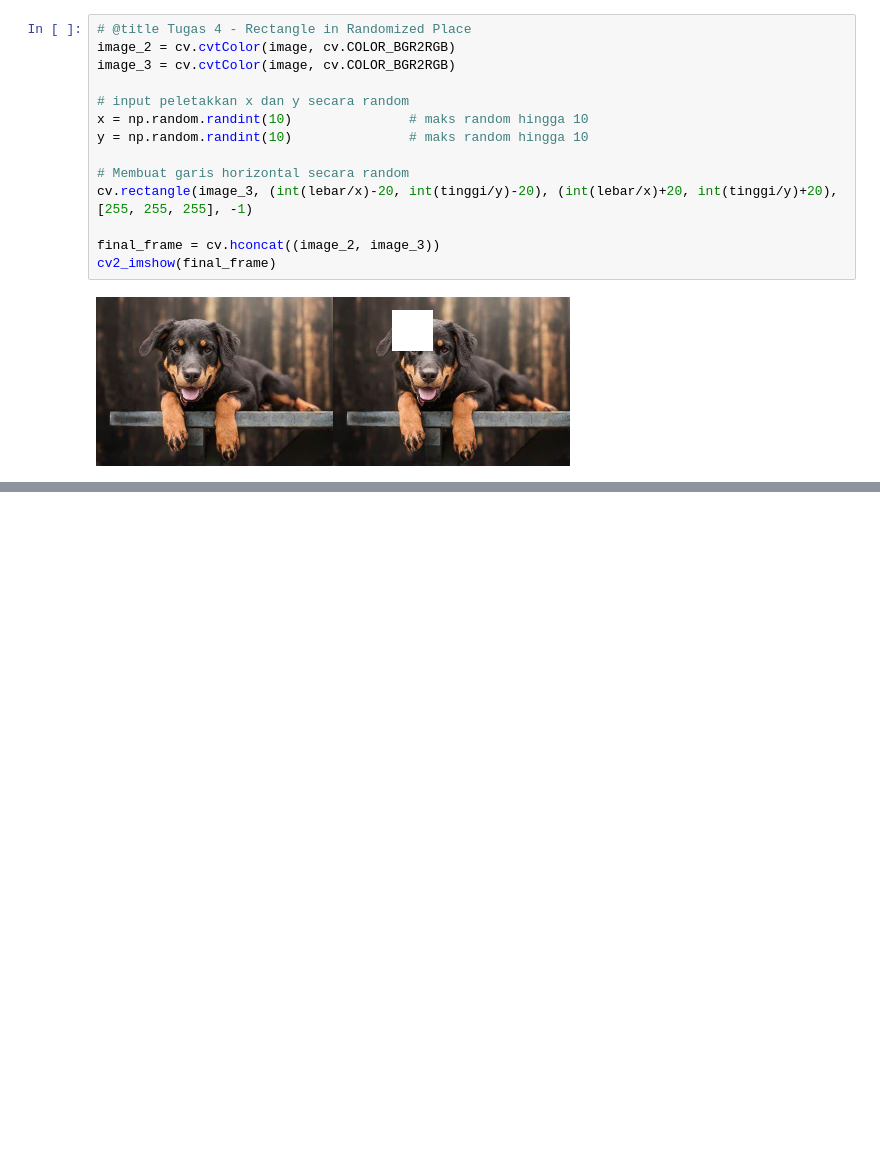
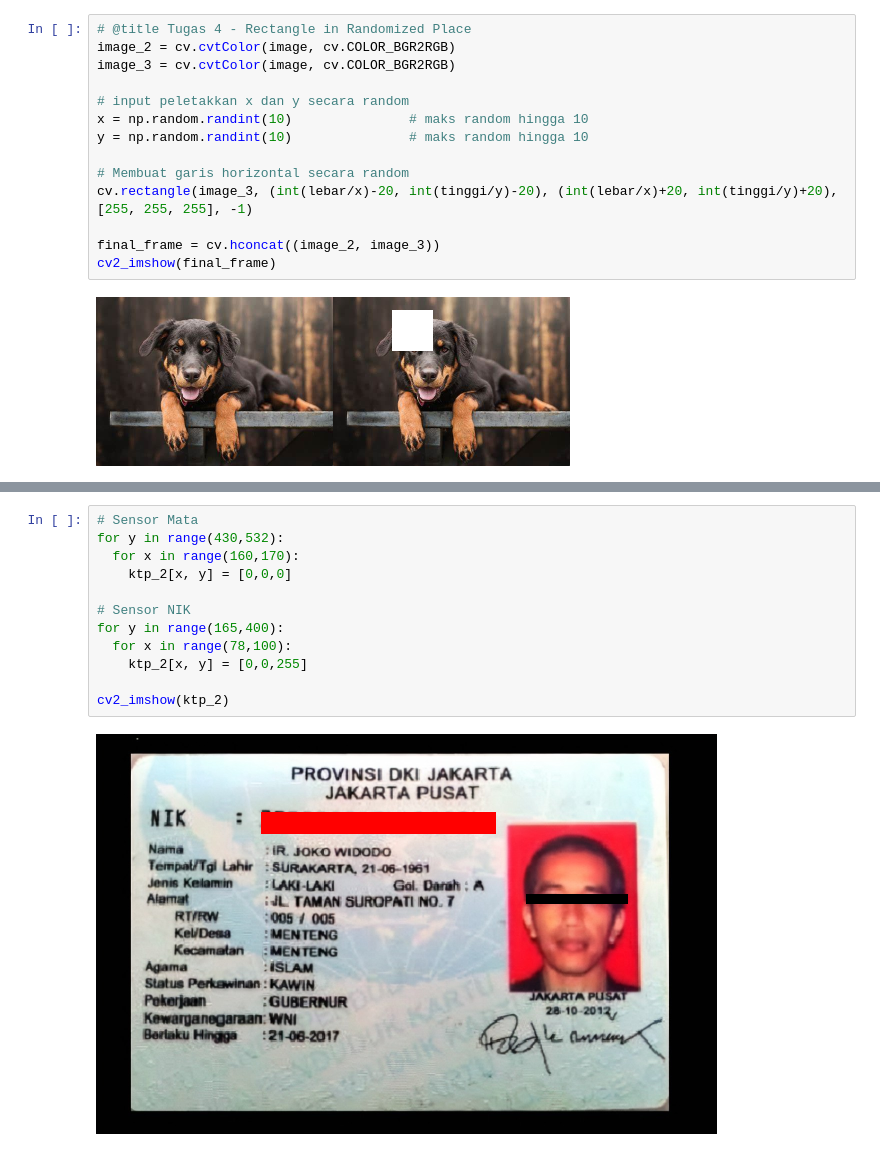
Before and after one commit to mkemaln/PCVK_M-Kemal-Nugraha_3D, a Jupyter notebook: Week1-PVCK.ipynb, the cells around one changed output, grey strips where cells are left out. Saved outputs shown, nothing was run; the diff lists cells and outputs as text; blank space fills up the shorter version.

```diff
--- a/Week1-PVCK.ipynb
+++ b/Week1-PVCK.ipynb
@@ -176,0 +187,14 @@ cv2_imshow(final_frame)
+# %%
+# Sensor Mata
+for y in range(430,532):
+  for x in range(160,170):
+    ktp_2[x, y] = [0,0,0]
+
+# Sensor NIK
+for y in range(165,400):
+  for x in range(78,100):
+    ktp_2[x, y] = [0,0,255]
+
+cv2_imshow(ktp_2)
+# %% [output]
+[figure, added]
```
Also changed, not shown: parts of 4 cells of this notebook.
